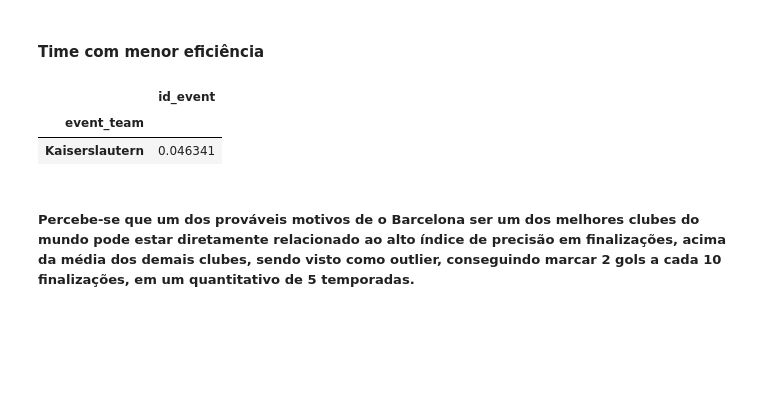
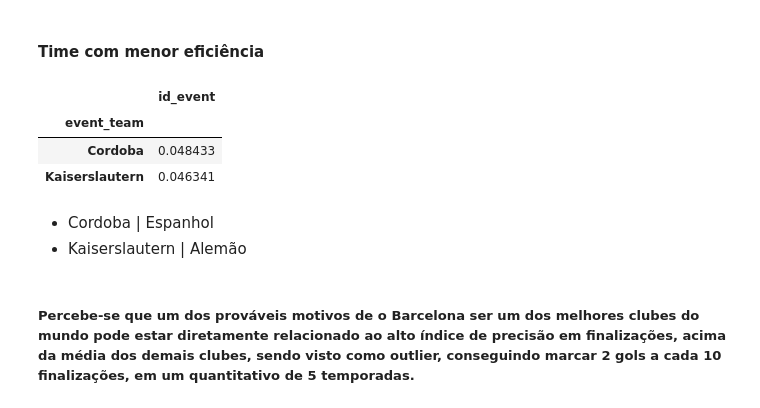
Before and after one commit to zegildo/DataMining, a Jupyter notebook: 2017.2/Elizeu/Questões.ipynb, the cells around one changed output. Saved outputs shown, nothing was run; the diff lists cells and outputs as text; code cells hidden in the pictures; blank space fills up the shorter version.

```diff
--- a/2017.2/Elizeu/Questões.ipynb
+++ b/2017.2/Elizeu/Questões.ipynb
@@ -213,11 +224,15 @@ dfe[(dfe['id_event'] == dfe['id_event'].max() )]
 # %% [markdown]
 #### Time com menor eficiência
 # %%
-dfe[(dfe['id_event'] == dfe['id_event'].min() )]
+dfe[(dfe['id_event'] < 0.06 )]
 # %% [output]
 |  | id_event |
 | event_team |  |
+| Cordoba | 0.048433 |
 | Kaiserslautern | 0.046341 |
+# %% [markdown]
+* Cordoba | Espanhol
+* Kaiserslautern | Alemão
 # %% [markdown]
 ##### Percebe-se que um dos prováveis motivos de o Barcelona ser um dos melhores clubes do mundo pode estar diretamente relacionado ao alto índice de precisão em finalizações, acima da média dos demais clubes, sendo visto como outlier, conseguindo marcar 2 gols a cada 10 finalizações, em um quantitativo de 5 temporadas.
 # %% [markdown]
```
Also changed, not shown: parts of 34 cells of this notebook.
